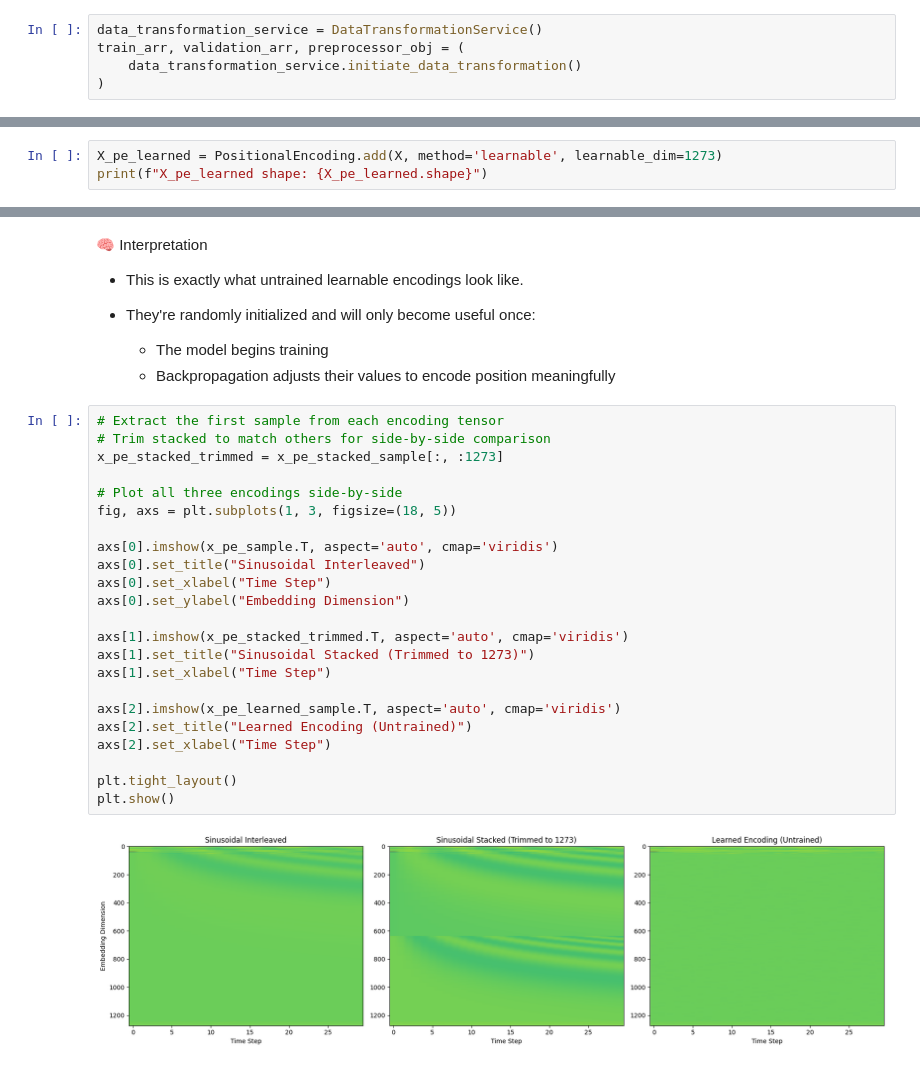
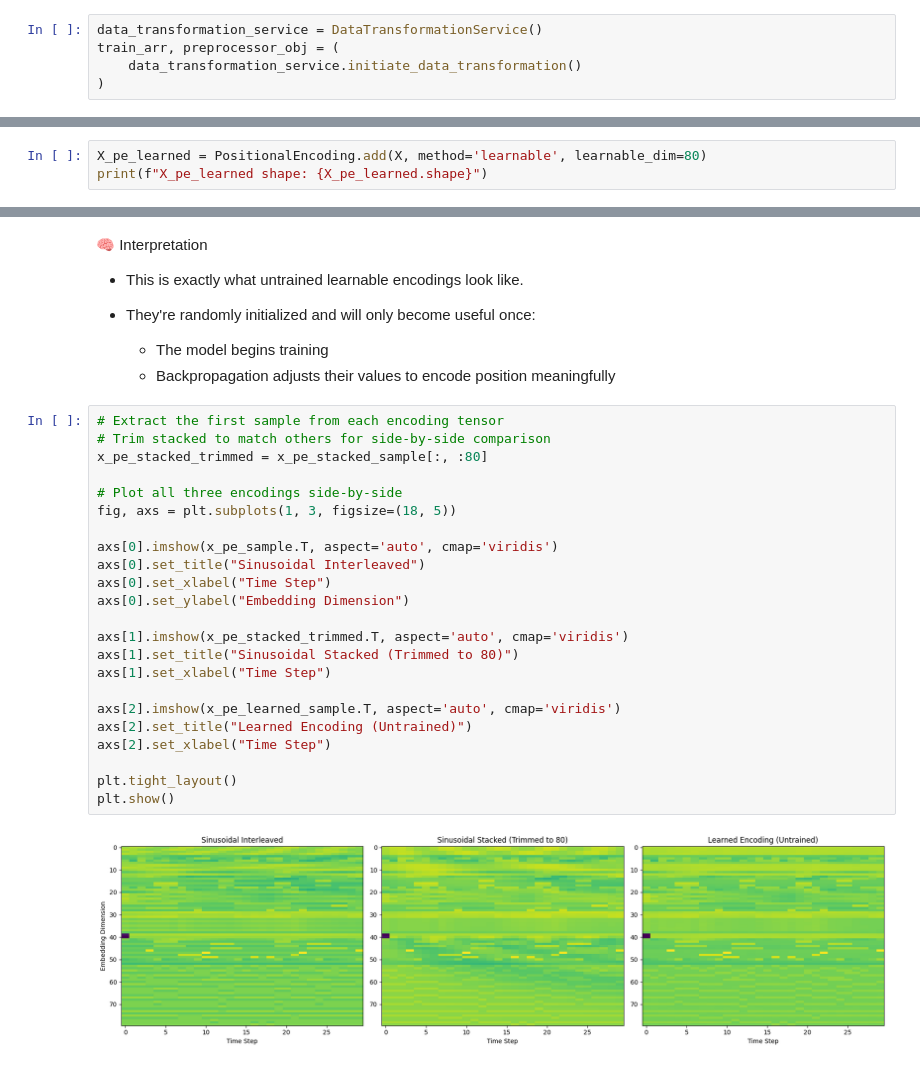
Before and after one commit to kjpou1/regimetry, a Jupyter notebook: notebook/notebooks/03_positional_encoding.ipynb, the cells around one changed output, grey strips where cells are left out. Saved outputs shown, nothing was run; the diff lists cells and outputs as text.

```diff
--- a/notebook/notebooks/03_positional_encoding.ipynb
+++ b/notebook/notebooks/03_positional_encoding.ipynb
@@ -76,7 +76,7 @@ RAW DATA: /Users/kenneth/Public/projects/python/ai/regimetry/artifacts/data/raw
 PROCESSED DATA: /Users/kenneth/Public/projects/python/ai/regimetry/artifacts/data/processed
 # %%
 data_transformation_service = DataTransformationService()
-train_arr, validation_arr, preprocessor_obj = (
+train_arr, preprocessor_obj = (
     data_transformation_service.initiate_data_transformation()
 )
 # %% [output]
@@ -196,4 +194,4 @@ plt.show()
 # %%
-X_pe_learned = PositionalEncoding.add(X, method='learnable', learnable_dim=1273)
+X_pe_learned = PositionalEncoding.add(X, method='learnable', learnable_dim=80)
 print(f"X_pe_learned shape: {X_pe_learned.shape}")
 # %% [output]
@@ -222,25 +220,25 @@ plt.show()
 # %%
 # Extract the first sample from each encoding tensor
 # Trim stacked to match others for side-by-side comparison
-x_pe_stacked_trimmed = x_pe_stacked_sample[:, :1273]
+x_pe_stacked_trimmed = x_pe_stacked_sample[:, :80]
 
 # Plot all three encodings side-by-side
 fig, axs = plt.subplots(1, 3, figsize=(18, 5))
 
 axs[0].imshow(x_pe_sample.T, aspect='auto', cmap='viridis')
 axs[0].set_title("Sinusoidal Interleaved")
 axs[0].set_xlabel("Time Step")
 axs[0].set_ylabel("Embedding Dimension")
 
 axs[1].imshow(x_pe_stacked_trimmed.T, aspect='auto', cmap='viridis')
-axs[1].set_title("Sinusoidal Stacked (Trimmed to 1273)")
+axs[1].set_title("Sinusoidal Stacked (Trimmed to 80)")
 axs[1].set_xlabel("Time Step")
 
 axs[2].imshow(x_pe_learned_sample.T, aspect='auto', cmap='viridis')
 axs[2].set_title("Learned Encoding (Untrained)")
 axs[2].set_xlabel("Time Step")
 
 plt.tight_layout()
 plt.show()
 # %% [output]
-[figure, old version]
+[figure, new version]
```
Also changed, not shown: parts of 12 cells of this notebook, 13 other files.
